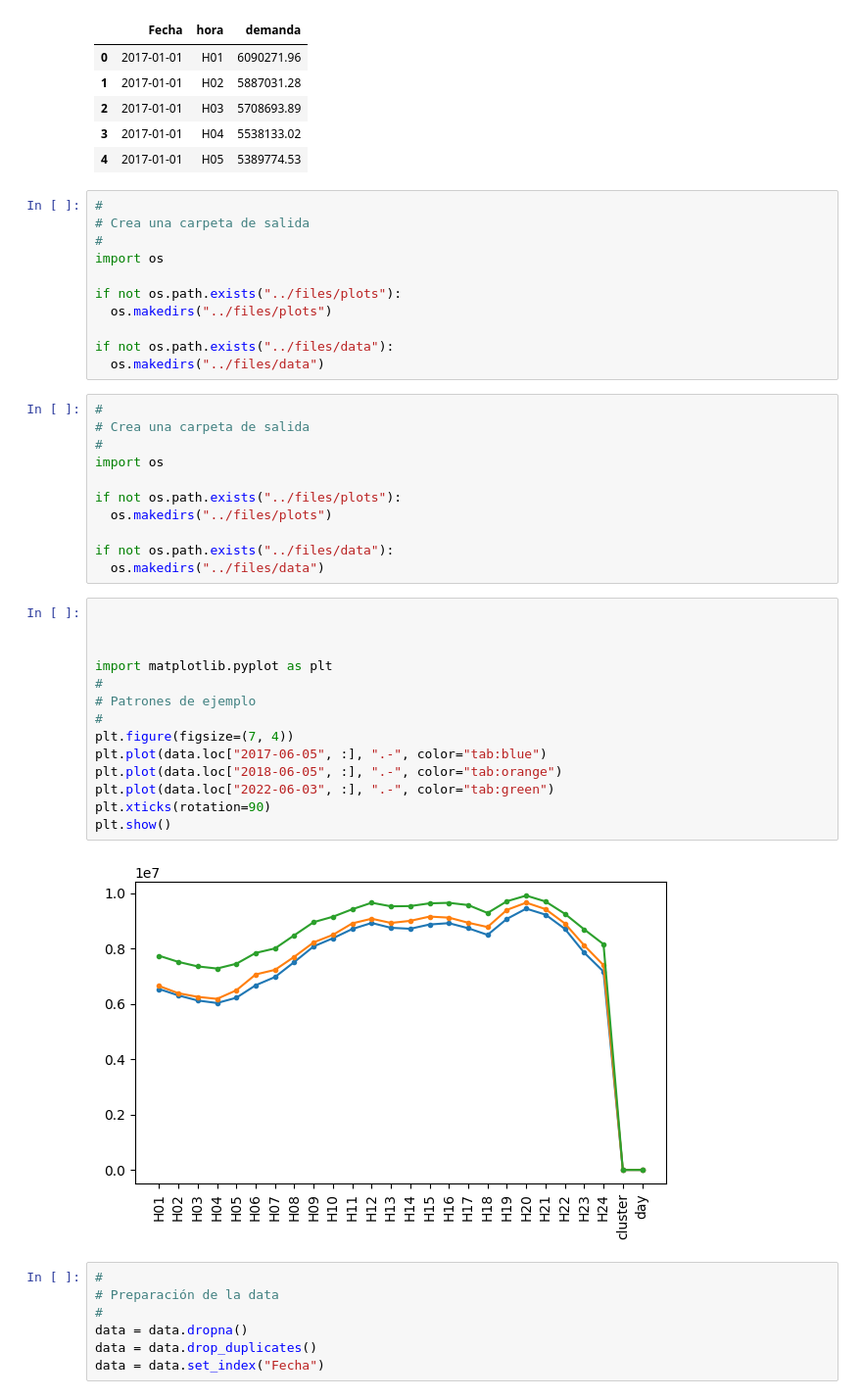
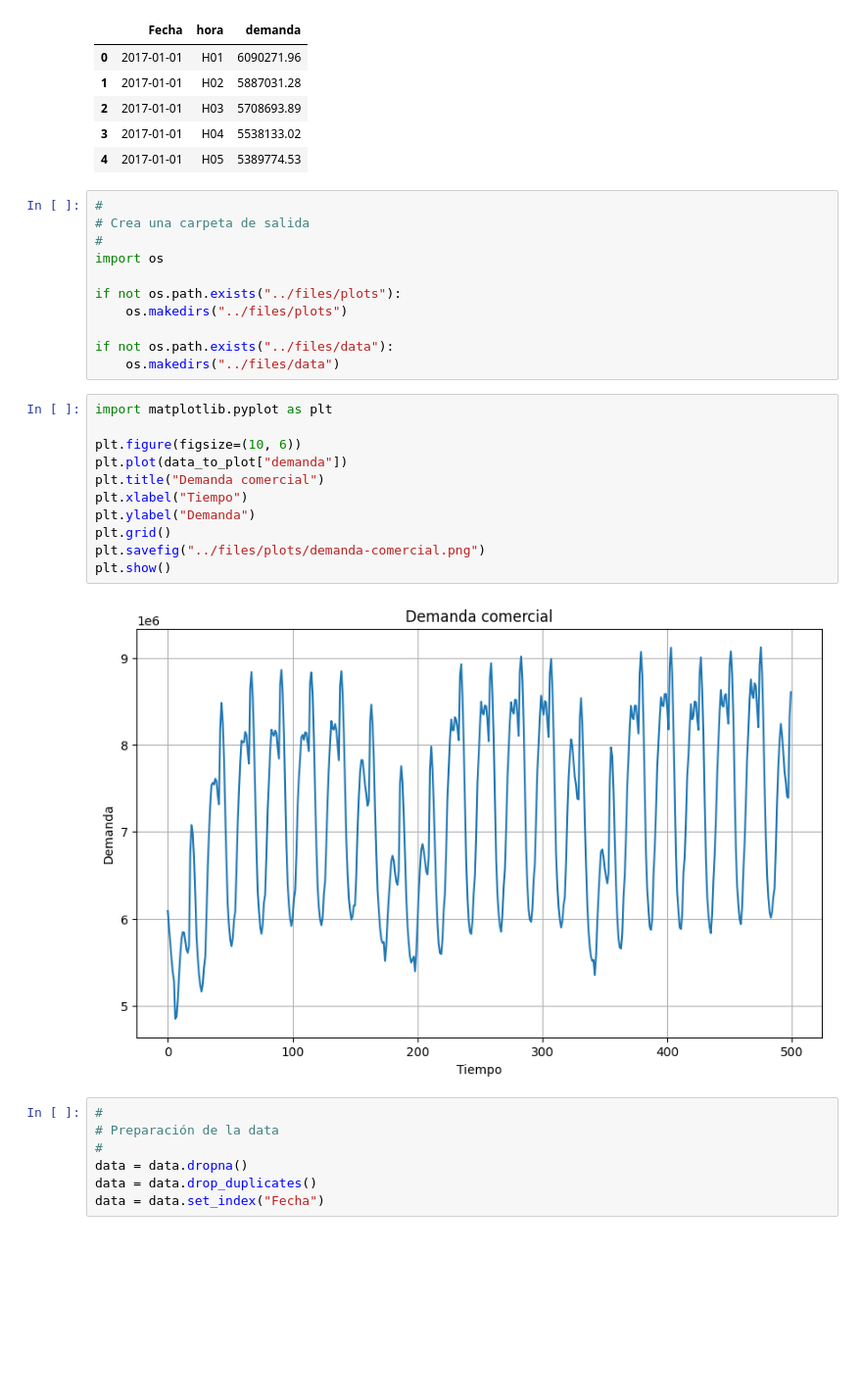
Before and after one commit to 2024-2-fundamentos-de-analitica/2024-2-PRE-25-patrones-de-demanda-diaria-madeleinnehenao, a Jupyter notebook: homework/notebook.ipynb, the cells around one changed output. Shown: that part at 98% size. Cells and saved outputs as stored; diff of their text form; blank space fills up the shorter version.

```diff
--- a/homework/notebook.ipynb
+++ b/homework/notebook.ipynb
@@ -48,37 +58,23 @@ data_to_plot.head()
 import os
 
 if not os.path.exists("../files/plots"):
-  os.makedirs("../files/plots")
+    os.makedirs("../files/plots")
 
 if not os.path.exists("../files/data"):
-  os.makedirs("../files/data")
+    os.makedirs("../files/data")
-# %%
-#
-# Crea una carpeta de salida
-#
-import os
-
-if not os.path.exists("../files/plots"):
-  os.makedirs("../files/plots")
-
-if not os.path.exists("../files/data"):
-  os.makedirs("../files/data")
-# %%
-
-
-
-import matplotlib.pyplot as plt
-#
-# Patrones de ejemplo
-#
-plt.figure(figsize=(7, 4))
-plt.plot(data.loc["2017-06-05", :], ".-", color="tab:blue")
-plt.plot(data.loc["2018-06-05", :], ".-", color="tab:orange")
-plt.plot(data.loc["2022-06-03", :], ".-", color="tab:green")
-plt.xticks(rotation=90)
-plt.show()
-# %% [output]
-[figure, removed]
+# %%
+import matplotlib.pyplot as plt
+
+plt.figure(figsize=(10, 6))
+plt.plot(data_to_plot["demanda"])
+plt.title("Demanda comercial")
+plt.xlabel("Tiempo")
+plt.ylabel("Demanda")
+plt.grid()
+plt.savefig("../files/plots/demanda-comercial.png")
+plt.show()
+# %% [output]
+[figure, added]
 # %%
 #
 # Preparación de la data
```
Also changed, not shown: parts of 10 cells of this notebook, 4 other files.
